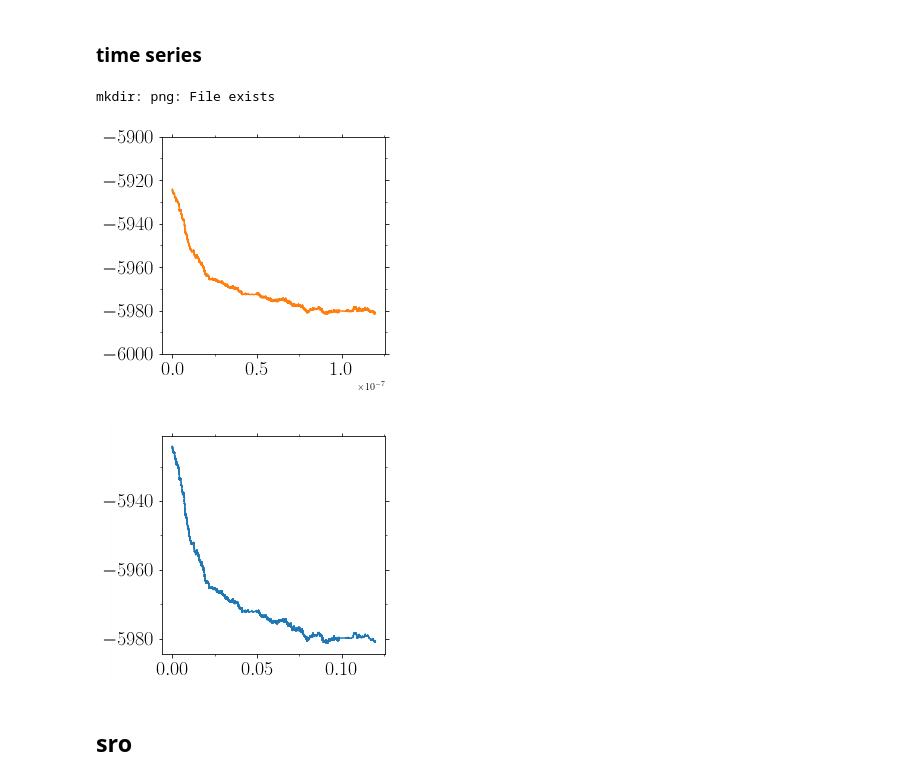
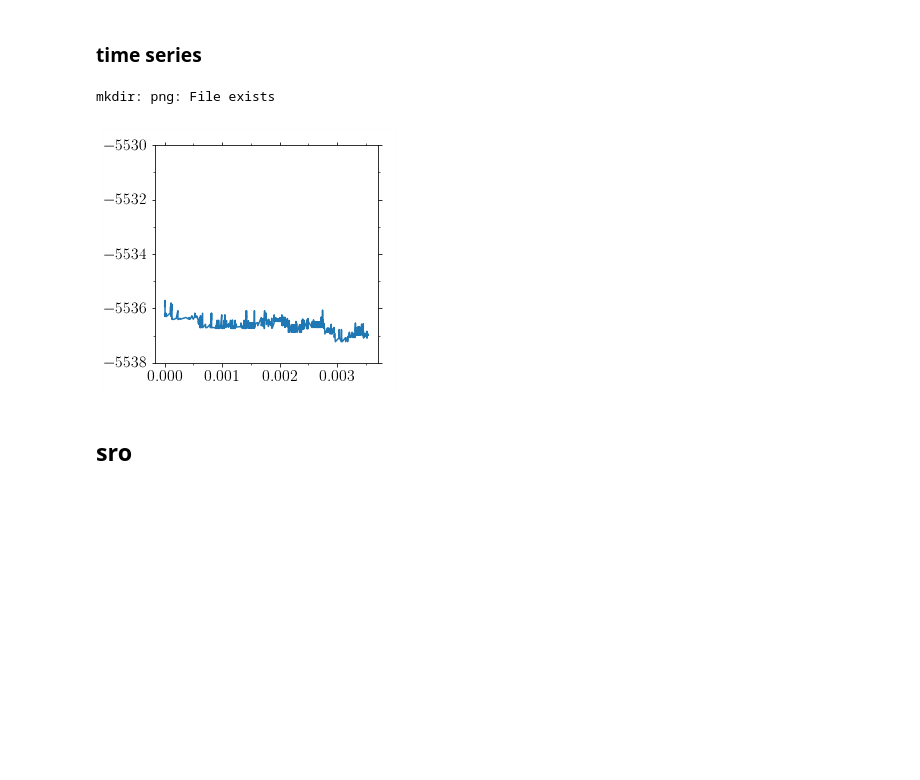
Before and after one commit to kkarimi62/vacancyDiffusion, a Jupyter notebook: postproc/postproc.ipynb, the cells around one changed output. Cells and saved outputs as stored; diff of their text form; code cells hidden in the pictures; blank space fills up the shorter version.

```diff
--- a/postproc/postproc.ipynb
+++ b/postproc/postproc.ipynb
@@ -3332,58 +3332,58 @@ if not eval(confParser['flags']['RemoteMachine']):
     pref = 1e6
 
     temp = Temperature(
-        [1000],[[4]],
+        [1000],[[7]],
 #        verbose=True
                      )
     #--- parse data
 #    temp.Parse(['./msd/msd.txt'])
-    temp.Parse( list(map(lambda x:'energyTimeseries/nicocr/kmc/NiCoCrNatom1KTemp%sK/Run%s/msd/timeseries.txt'%(x[0],x[1]),
-#    temp.Parse( list(map(lambda x:'NiNatom1KTemp%sK/Run%s/msd/timeseries.txt'%(x[0],x[1]),
+    temp.Parse( list(map(lambda x:'sro/cantor/kmc/cantorNatom1KTemp%sK/Run%s/msd/timeseries.txt'%(x[0],x[1]),
                         temp.temps_runs ))
               )
 
-    temp.EnsAverage(n_bins_per_decade=10000,
-                    col_x = 3, col_y = 1,
-                   )
+#     temp.EnsAverage(n_bins_per_decade=100000,
+#                     col_x = 3, col_y = 1,
+#                     n_thresh=0,
+#                    )
 
     symbols = Symbols()
     legend=Legends()
     legend.Set(bbox_to_anchor=(0.92,0.48,0.5,0.5),labelspacing=.4)
 
     count = 0
-    ax = utl.PltErr(None,None,Plot=False)
+#     ax = utl.PltErr(None,None,Plot=False)
     for irun in temp.nrun[0]:
         xdata=temp.data[count][::2,3]
         ydata=temp.data[count][::2,1]
 
-        utl.PltErr(xdata, ydata,
-                  attrs={'fmt':'-'},
-                   ax=ax,
-                   Plot=False,
-    #                xscale='log' ,
-                     ylim=(-6000,-5900),
-                  )
+#         utl.PltErr(xdata, ydata,
+#                   attrs={'fmt':'-'},
+#                    ax=ax,
+#                    Plot=False,
+#     #                xscale='log' ,
+# #                      ylim=(-6000,-5900),
+#                   )
         count += 1
 
 
-    timesteps = temp.data_averaged[1000][:,0]
-    wc = temp.data_averaged[1000][:,1]
-    yerr = temp.data_averaged[1000][:,2]
+#     timesteps = temp.data_averaged[1000][:,0]
+#     wc = temp.data_averaged[1000][:,1]
+#     yerr = temp.data_averaged[1000][:,2]
 
     ax = utl.PltErr(None,None,Plot=False)
-    utl.PltErr(pref*timesteps,wc,yerr=yerr,
-#                ylim=(-6000,-5900),
+    utl.PltErr(pref*xdata,ydata,#yerr=yerr,
+                 ylim=[(-5538,-5530),(-6000,-5920)][0],
 #                xlim=(0,0.1),
                 Plot=False,
                 ax=ax,
                 attrs={'fmt':'-','color':'C0'},#symbols.GetAttrs(count=0,nevery=8),
-               title='png/energy_timeseries_nicocr.png',
+               title='png/energy_timeseries_cantor.png',
                  DrawFrame=DRAW_FRAME,
+               fontsize=16,
              )
 # %% [output]
 mkdir: png: File exists
-[figure, old version]
+[figure, new version]
-[figure, removed]
 # %% [markdown]
 ## sro
 # %%
```
Also changed, not shown: parts of 3 cells of this notebook, 2 other files.
